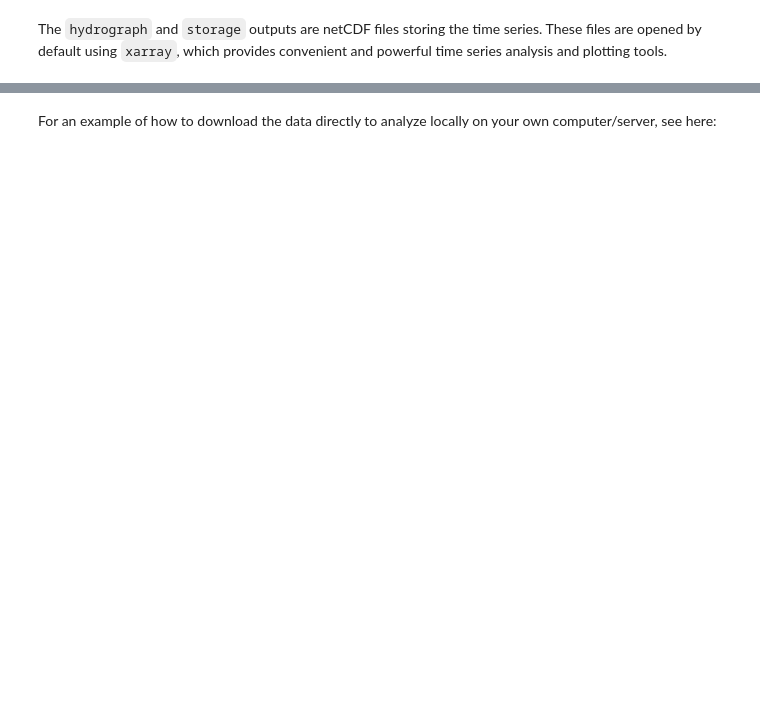
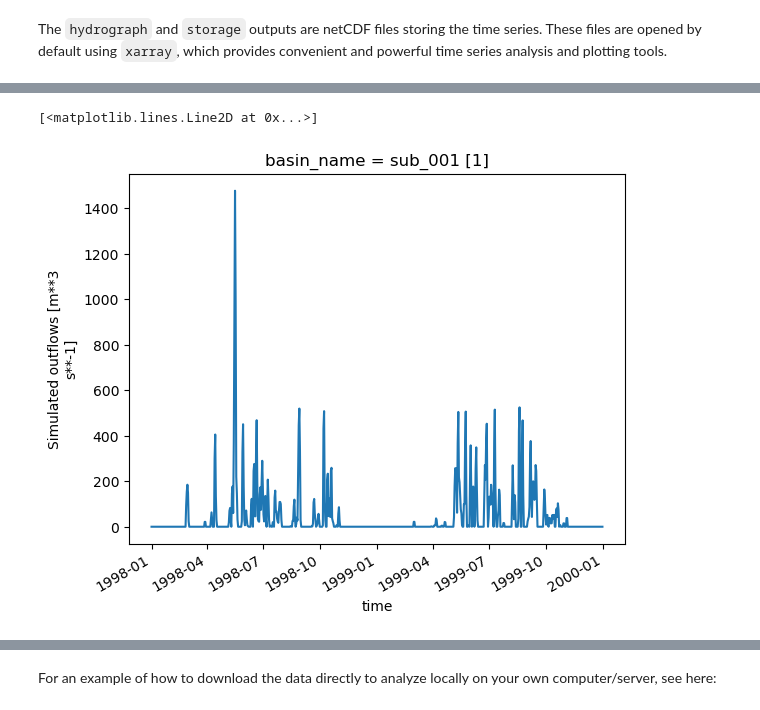
Before and after one commit to CSHS-CWRA/RavenPy, a Jupyter notebook: docs/notebooks/Running_HMETS_with_CANOPEX_dataset.ipynb, the cells around one changed output, grey strips where cells are left out. Cells and saved outputs as stored; diff of their text form; code cells hidden in the pictures; blank space fills up the shorter version.

```diff
--- a/docs/notebooks/Running_HMETS_with_CANOPEX_dataset.ipynb
+++ b/docs/notebooks/Running_HMETS_with_CANOPEX_dataset.ipynb
@@ -88,33 +128,34 @@ hru = dict(
     hru_type="land",
 )
 
+data_kwds = {
+    "ALL": {
+        "elevation": hru["elevation"],
+        "latitude": hru["latitude"],
+        "longitude": hru["longitude"],
+    }
+}
 # Set the evaluation metrics to be calculated by Raven
 eval_metrics = ("NASH_SUTCLIFFE",)
 
 model_config = HMETS(
-    ObservationData=rc.ObservationData.from_nc(
-        CANOPEX_DAP, alt_names="discharge", station_idx=(watershedID,)
-    ),
-    # Setup the gauge using the second method, i.e., using a single file that contains all meteorological inputs. As
-    # you can see, a single gauge is added, but it contains all the information we need.
+    ObservationData=[
+        rc.ObservationData.from_nc(fname, alt_names="discharge", station_idx=1)
+    ],
     Gauge=[
         rc.Gauge.from_nc(
             fname,
+            station_idx=1,
             data_type=data_type,  # Note that this is the list of all the variables
             alt_names=alt_names,  # Note that all variables here are mapped to their names in the netcdf file.
-            extra={
-                "ALL": {
-                    "elevation": hru["elevation"],
-                    "Latitude": hru["latitude"],
-                    "Longitude": hru["longitude"],
-                }
-            },
-            station_idx=watershedID,
+            data_kwds=data_kwds,
         )
     ],
     HRUs=[hru],
-    StartDate=start_date,
-    EndDate=end_date,
+    StartDate=start_calib,
+    EndDate=end_calib,
     RunName="CANOPEX_test",
     EvaluationMetrics=eval_metrics,
+    RainSnowFraction="RAINSNOW_DINGMAN",
+    SuppressOutput=True,
 )
@@ -176,9 +227,7 @@ spot_setup = SpotSetup(
     config=model_config,
     low=low_params,
     high=high_params,
-    path="/tmp/CANOPEX_NB_test3/",
 )
-# TODO: Allow overwrite!
 # %% [markdown]
 Finally, we can run the optimizer:
 # %%
@@ -210,4 +300,5 @@ print("Nash-Sutcliffe value is: " + str(diag["DIAG_NASH_SUTCLIFFE"]))
 results = sampler.getdata()
 
 # Get the raw resutlts directly in an array
-spotpy.analyser.get_best_parameterset(results)
+params = spotpy.analyser.get_best_parameterset(results)[0]
+params
@@ -227,2 +312,8 @@ print(diagnostics)
+# %%
+from ravenpy import Emulator
+
+conf = model_config.set_params(params)
+conf.suppress_output = False
+out = Emulator(conf).run()
 # %% [markdown]
 The `hydrograph` and `storage` outputs are netCDF files storing the time series. These files are opened by default using `xarray`, which provides convenient and powerful time series analysis and plotting tools.
@@ -231,8 +338,11 @@ hydrograph.q_sim
 # %%
 # Plot the simulated hydrograph
 from pandas.plotting import register_matplotlib_converters
 
 register_matplotlib_converters()
-hydrograph.q_sim.plot()
+out.hydrograph.q_sim.plot()
+# %% [output]
+[<matplotlib.lines.Line2D at 0x...>]
+[figure, added]
 # %%
 # You can also get statistics from the data directly here.
```
Also changed, not shown: parts of 14 cells of this notebook, 2 other files.
